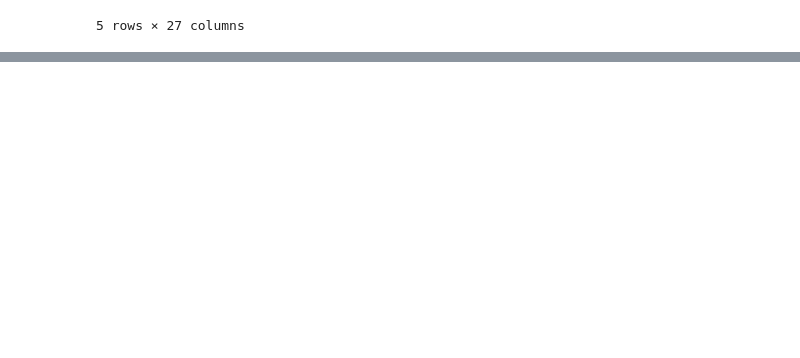
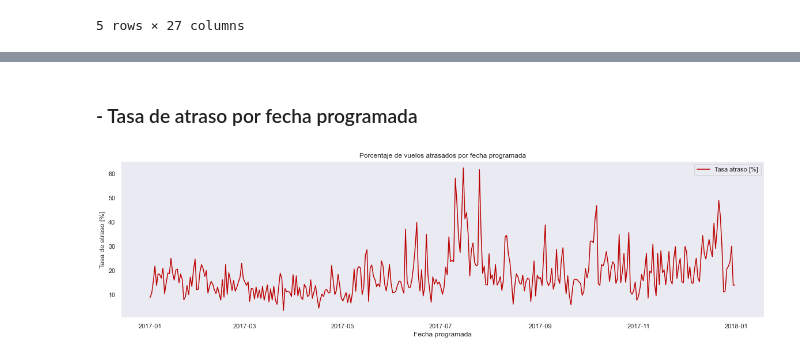
Before and after one commit to hvalenzuela1986/delayed_flight, a Jupyter notebook: solution.ipynb, the cells around one changed output, grey strips where cells are left out. Cells and saved outputs as stored; diff of their text form; code cells hidden in the pictures; blank space fills up the shorter version.

```diff
--- a/solution.ipynb
+++ b/solution.ipynb
@@ -219,0 +274,15 @@ df[['temporada_alta','dif_min','atraso_15','periodo_dia']].to_csv('synthetic_fea
+# %% [markdown]
+###  - Tasa de atraso por fecha programada
+# %%
+tasa = obtener_tasas(df, 'fecha_programada')
+
+fig, ax1 = plt.subplots(1,1,figsize=(20, 5))
+tasa.plot(kind = 'line', ax=ax1, color=['#BB0000'], rot=0)
+ax1.set_xlabel('Fecha programada')
+ax1.set_ylabel('Tasa de atraso [%]')
+ax1.set_title('Porcentaje de vuelos atrasados por fecha programada')
+for container in ax1.containers:
+    ax1.bar_label(container, color='white', fmt='%.1f', label_type='center', fontweight='bold')
+plt.show()
+# %% [output]
+[figure, added]
```
Also changed, not shown: parts of 17 cells of this notebook.
